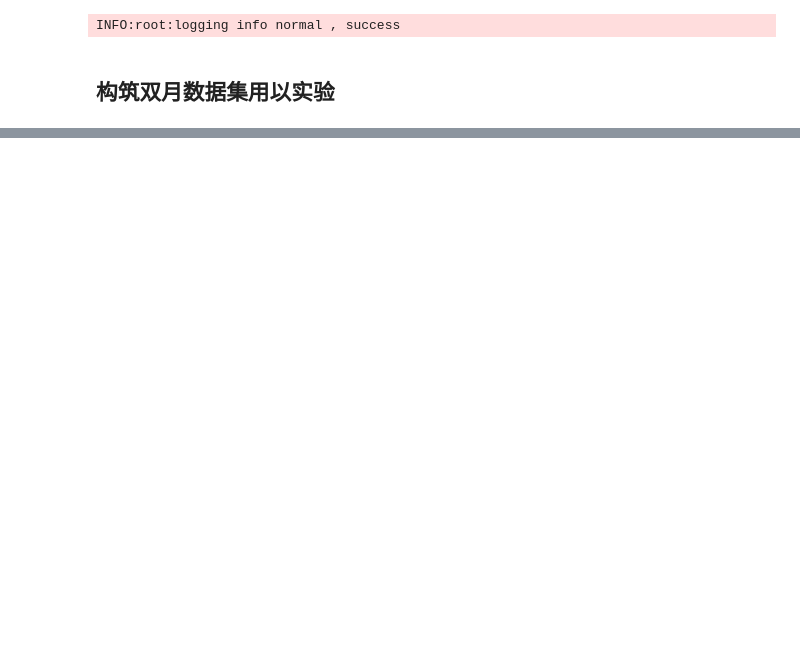
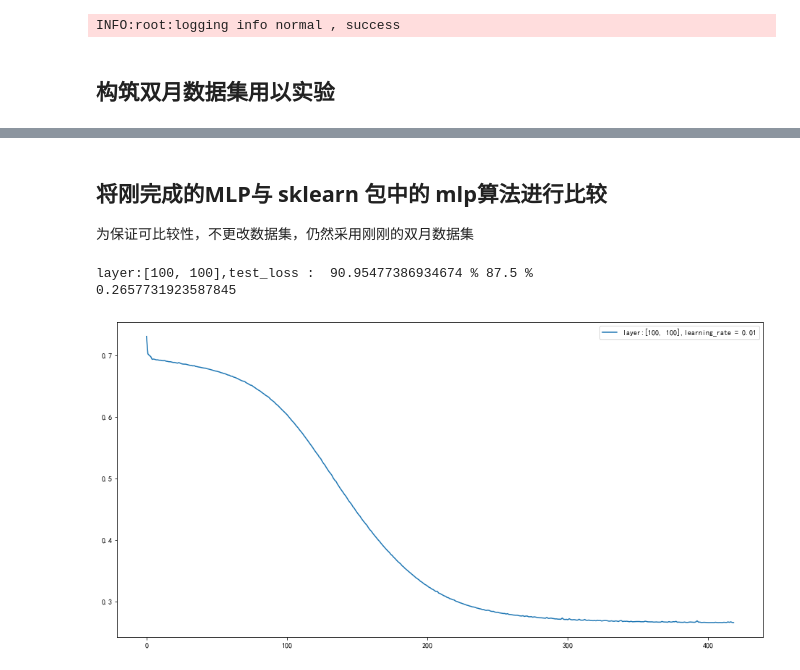
Before and after one commit to JingYu0266/ML-algorithm-implementation, a Jupyter notebook: MultilayerPerceptron/MLP.ipynb, the cells around one changed output, grey strips where cells are left out. Saved outputs shown, nothing was run; the diff lists cells and outputs as text; code cells hidden in the pictures; blank space fills up the shorter version.

```diff
--- a/MultilayerPerceptron/MLP.ipynb
+++ b/MultilayerPerceptron/MLP.ipynb
@@ -238,0 +377,50 @@ plt.show()
+# %% [markdown]
+## 将刚完成的MLP与 sklearn 包中的 mlp算法进行比较
+
+为保证可比较性，不更改数据集，仍然采用刚刚的双月数据集
+# %%
+from sklearn.neural_network import MLPClassifier
+# layer_sklearn = [[20,],[100,100],[100,300,100,]]
+layer_sklearn = [[100,100]]
+mlp_sklearn = []
+
+for i in range(len(layer_sklearn)):
+    clf = MLPClassifier(solver='sgd',                   # 梯度下降采用SGD 随机梯度下降
+                        learning_rate='constant',       # 固定学习率的训练方式
+                        learning_rate_init=0.01,      # 初始化学习率为 0.0005 ，与上边保持一致
+                        tol= 1e-15,                      # 损失率收敛判定，即连续两次迭代，损失率或者准确率差小于 tol 则中值训练
+                        hidden_layer_sizes=layer_sklearn[i],       # 隐藏层定义
+                        random_state=random_seed,       # 随机数种子，方便复现
+                        activation='logistic',          # 激活函数采用 sigmoid 函数 即 logistic函数
+                        max_iter=1000,                   # 最大迭代次数
+                        )
+    mlp_sklearn.append(clf)
+    clf.fit(X_train, y_train)
+# %%
+def sklearn_mlp_score(X_test,y_test,clf):
+    predict = clf.predict(X_test)
+    accuracy_count = 0
+    for pre , expect in zip(predict,y_test):
+        if pre == expect:
+            accuracy_count += 1
+    return accuracy_count/len(y_test)
+
+
+fig = plt.figure(num=1,figsize=(16,8))
+
+ax_1 = fig.add_subplot(111)
+
+
+for i in range(len(layer_sklearn)):
+    ax_1.plot(range(len(mlp_sklearn[i].loss_curve_)),mlp_sklearn[i].loss_curve_,label=f'layer:{layer_sklearn[i]},learning_rate = {0.01}')
+    # print(f'layer:{layer_sklearn[i]} train loss :{mlp_sklearn[i].loss_ * 100}%')
+    print(f'layer:{layer_sklearn[i]},test_loss : ',sklearn_mlp_score(X_test,y_test,mlp_sklearn[i])*100,'%',sklearn_mlp_score(X_train,y_train,mlp_sklearn[i])*100,'%')
+# ax_1.plot(range(len(epsilon_line[0])),epsilon_line[0])
+ax_1.legend(loc=1)
+
+for i in mlp_sklearn:
+    print(i.loss_)
+# %% [output]
+layer:[100, 100],test_loss :  90.95477386934674 % 87.5 %
+0.2657731923587845
+[figure, added]
```
Also changed, not shown: parts of 11 cells of this notebook, 3 other files.
